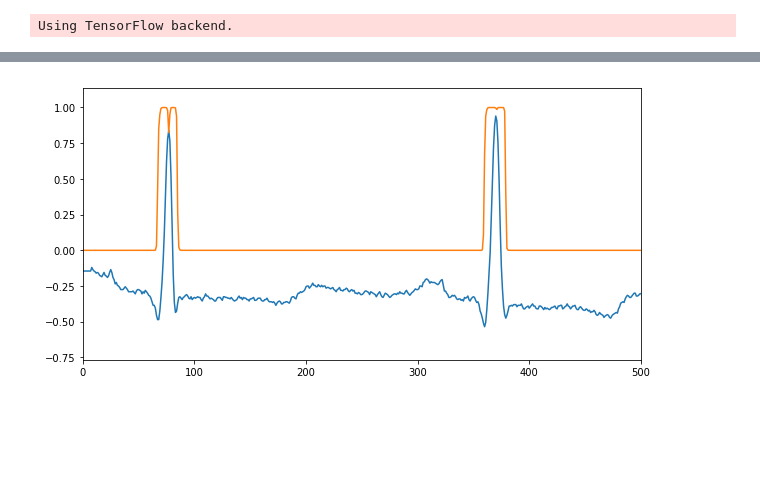
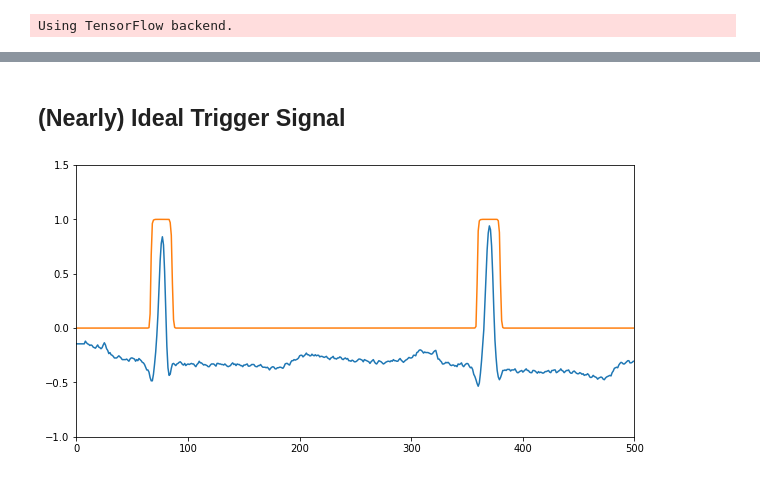
Before and after one commit to jchromik/qrs-certainty, a Jupyter notebook: notebooks/Postprocessing Figures.ipynb, the cells around one changed output, grey strips where cells are left out. Saved outputs shown, nothing was run; the diff lists cells and outputs as text; code cells hidden in the pictures; blank space fills up the shorter version.

Commit message:
create figures in notebook

```diff
--- a/notebooks/Postprocessing Figures.ipynb
+++ b/notebooks/Postprocessing Figures.ipynb
@@ -26,8 +28,8 @@ def read_records(directory, names, sampto):
     return records, triggers
 # %%
 record_dir = "../data/mitdb"
-test_names = ["100"]
-train_names = ["101", "102", "103", "104"]
+test_names = ["100", "109"]
+train_names = ["100", "101", "102", "103", "104"]
 sampto = 10000
 
 train_records, train_triggers = read_records(record_dir, train_names, sampto)
@@ -37,7 +39,7 @@ detector = GarciaBerdonesDetector(
     name = "GarciaBerdones01",
     batch_size = 32,
     window_size = 20,
-    epochs = 3)
+    epochs = 5)
 
 detector.train(train_records, train_triggers)
 # %% [output]
@@ -50,14 +56,21 @@ Epoch 3/3
 # %%
 trigger_signals = detector.trigger_signals(test_records)
+# %% [markdown]
+## (Nearly) Ideal Trigger Signal
 # %%
 fig, ax = plt.subplots()
 fig.set_size_inches(10, 5)
 
 ax.plot(test_records[0].p_signal.T[0])
 ax.plot(trigger_signals[0])
+ax.set_xlim(0,500)
+ax.set_ylim(-1, 1.5)
 
-plt.xlim((0,500))
+fig.savefig(
+    '../../msc-thesis/thesis/images/ideal_trigger_signal.png',
+    bbox_inches = 'tight',
+    pad_inches = 0)
 
 plt.show()
 # %% [output]
-[figure, old version]
+[figure, new version]
```
Also changed, not shown: parts of 4 cells of this notebook.
